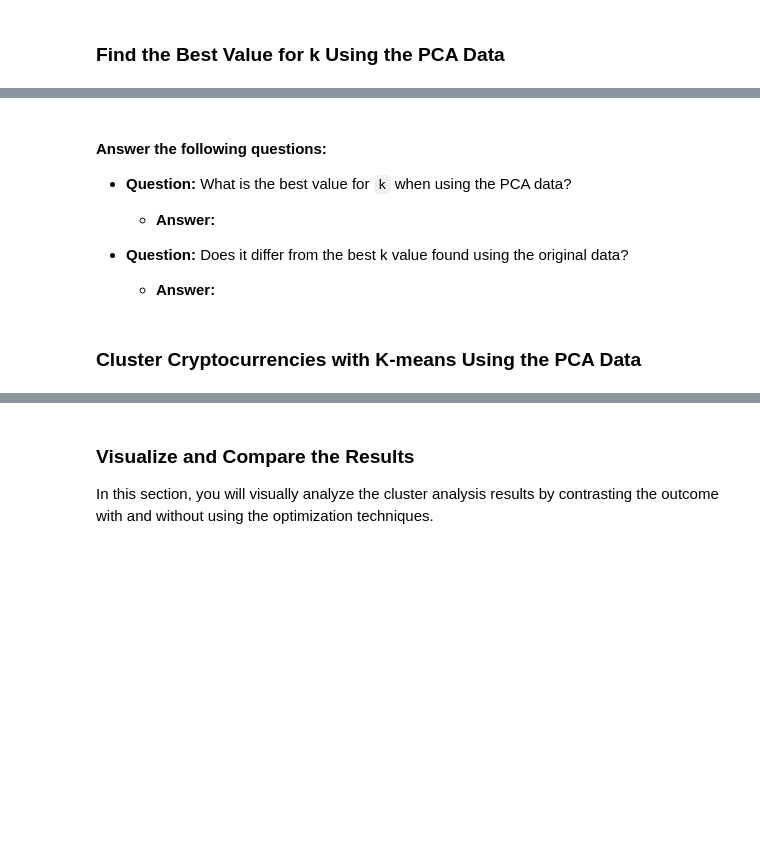
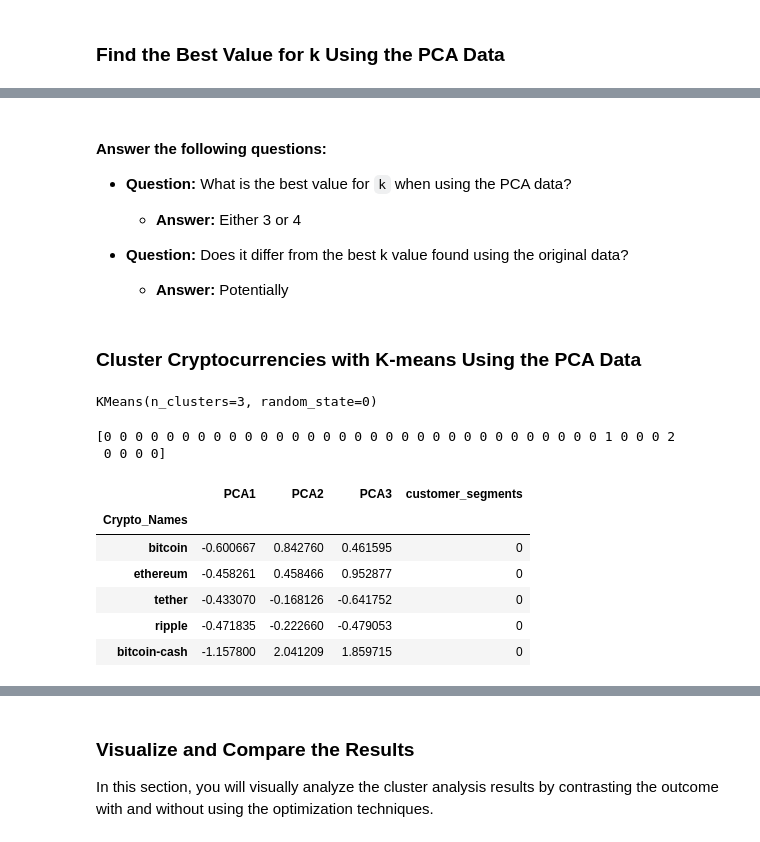
Before and after one commit to Jed-Miller/CryptoClustering, a Jupyter notebook: Crypto_Clustering.ipynb, the cells around one changed output, grey strips where cells are left out. Drawn from its saved outputs; the diff is of its cells as text; code cells hidden in the pictures; blank space fills up the shorter version.

```diff
--- a/Crypto_Clustering.ipynb
+++ b/Crypto_Clustering.ipynb
@@ -248,7 +250,7 @@ market_pca_df.head()
 pca_k = list(range(1, 11))
 # %%
 # Create an empty list to store the inertia values
-inertia =[]
+inertia_pca =[]
 
 # Create a for loop to compute the inertia with each possible value of k
 # Inside the loop:
@@ -258,6 +260,6 @@ inertia =[]
 for i in pca_k:
     pca_model = KMeans(n_clusters=i, random_state=0)
     pca_model.fit(market_pca_df)
-    inertia.append(pca_model.inertia_)
+    inertia_pca.append(pca_model.inertia_)
 # %%
 # Create a dictionary with the data to plot the Elbow curve
@@ -280,30 +283,46 @@ df_elbow.hvplot.line(
 
 * **Question:** What is the best value for `k` when using the PCA data?
 
-  * **Answer:**
-
+  * **Answer:** Either 3 or 4
 
 * **Question:** Does it differ from the best k value found using the original data?
 
-  * **Answer:**
+  * **Answer:** Potentially
 # %% [markdown]
 ### Cluster Cryptocurrencies with K-means Using the PCA Data
 # %%
 # Initialize the K-Means model using the best value for k
+pca3_model = KMeans(n_clusters=3, random_state=0)
 # %%
 # Fit the K-Means model using the PCA data
+pca3_model.fit(market_pca_df)
+# %% [output]
+KMeans(n_clusters=3, random_state=0)
 # %%
 # Predict the clusters to group the cryptocurrencies using the PCA data
-
+pca_3 = pca3_model.predict(market_pca_df)
 # Print the resulting array of cluster values.
+print(pca_3)
+# %% [output]
+[0 0 0 0 0 0 0 0 0 0 0 0 0 0 0 0 0 0 0 0 0 0 0 0 0 0 0 0 0 0 0 0 1 0 0 0 2
+ 0 0 0 0]
 # %%
 # Create a copy of the DataFrame with the PCA data
 
-
+pca3_prediction_df = market_pca_df.copy()
 # Add a new column to the DataFrame with the predicted clusters
-
+pca3_prediction_df['customer_segments'] = pca_3
 
 # Display sample data
+pca3_prediction_df.head()
+# %% [output]
+|  | PCA1 | PCA2 | PCA3 | customer_segments |
+| Crypto_Names |  |  |  |  |
+| bitcoin | -0.600667 | 0.842760 | 0.461595 | 0 |
+| ethereum | -0.458261 | 0.458466 | 0.952877 | 0 |
+| tether | -0.433070 | -0.168126 | -0.641752 | 0 |
+| ripple | -0.471835 | -0.222660 | -0.479053 | 0 |
+| bitcoin-cash | -1.157800 | 2.041209 | 1.859715 | 0 |
 # %%
 # Create a scatter plot using hvPlot by setting
 # `x="PC1"` and `y="PC2"`.
```
Also changed, not shown: parts of 7 cells of this notebook.
